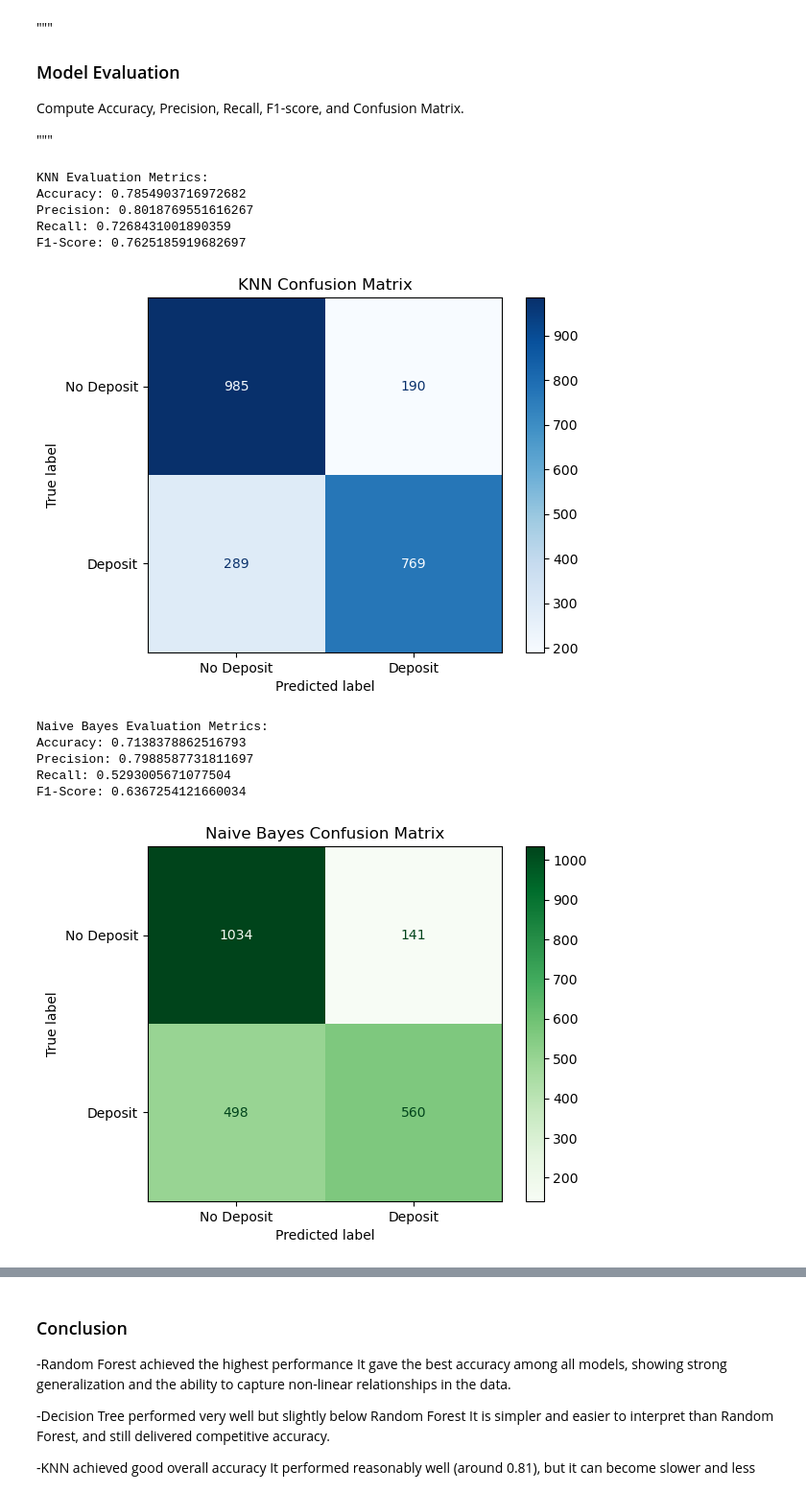
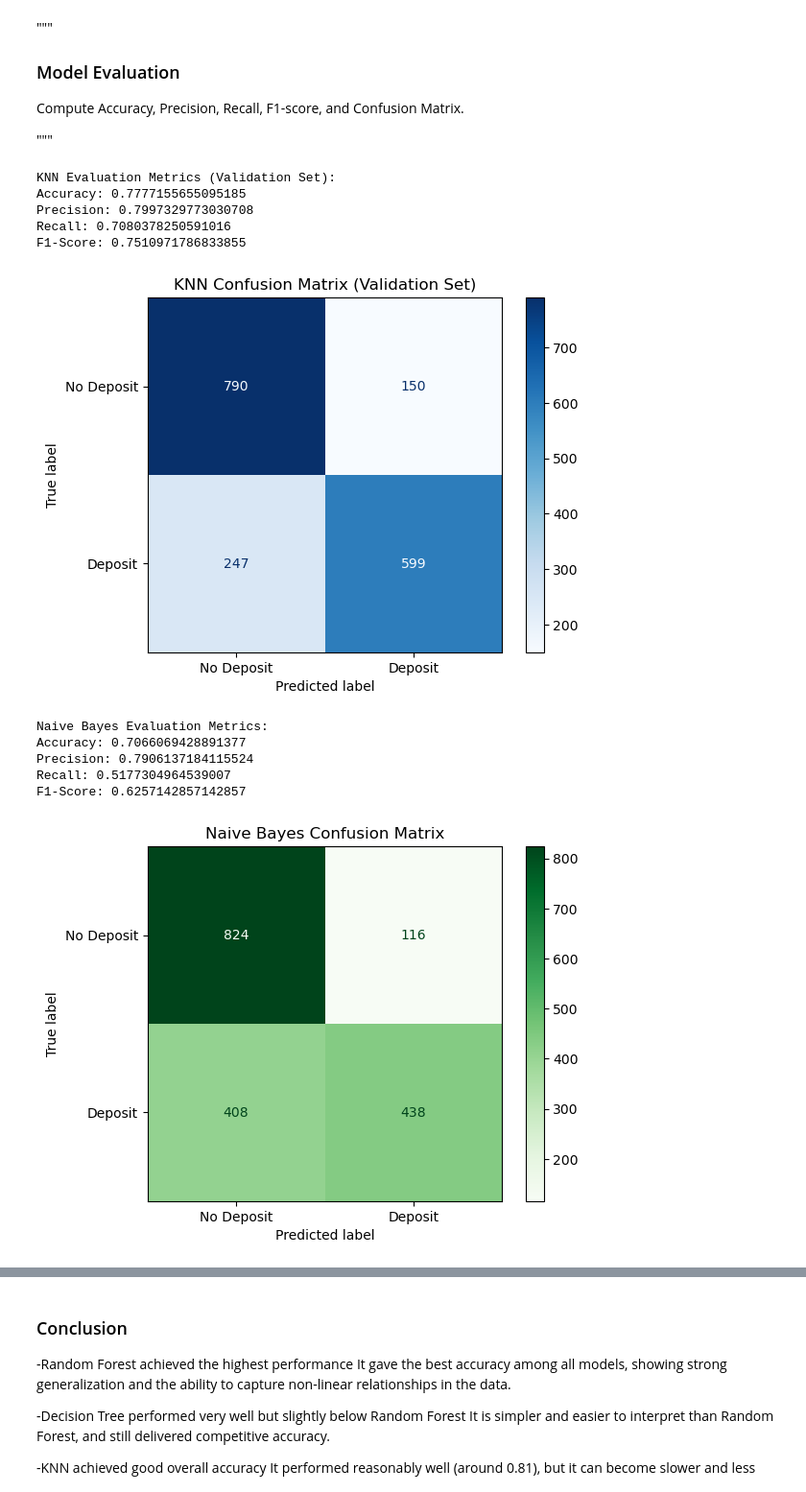
Before and after one commit to Mohamedshawky4/marketing-prediction-ML-website, a Jupyter notebook: Bank Marketing Prediction System (1).ipynb, the cells around one changed output, grey strips where cells are left out. Shown at 96% size. Saved outputs shown, nothing was run; the diff lists cells and outputs as text; code cells hidden in the pictures.

```diff
--- a/Bank Marketing Prediction System (1).ipynb
+++ b/Bank Marketing Prediction System (1).ipynb
@@ -756,59 +756,61 @@ Compute Accuracy, Precision, Recall, F1-score, and Confusion Matrix.
 
 """
 # %%
-
 # Predictions (Tuned model)
-y_pred = knn_grid.predict(X_test)
+y_pred = knn_grid.predict(X_val)
 
 # Metrics
-acc = accuracy_score(y_test, y_pred)
-prec = precision_score(y_test, y_pred)
-rec = recall_score(y_test, y_pred)
-f1 = f1_score(y_test, y_pred)
+acc = accuracy_score(y_val, y_pred)
+prec = precision_score(y_val, y_pred)
+rec = recall_score(y_val, y_pred)
+f1 = f1_score(y_val, y_pred)
 
-print("KNN Evaluation Metrics:")
+print("KNN Evaluation Metrics (Validation Set):")
 print("Accuracy:", acc)
 print("Precision:", prec)
 print("Recall:", rec)
 print("F1-Score:", f1)
 
 # Confusion Matrix
-cm = confusion_matrix(y_test, y_pred)
-disp = ConfusionMatrixDisplay(confusion_matrix=cm, display_labels=['No Deposit', 'Deposit'])
+cm = confusion_matrix(y_val, y_pred)
+disp = ConfusionMatrixDisplay(
+    confusion_matrix=cm,
+    display_labels=['No Deposit', 'Deposit']
+)
 disp.plot(cmap='Blues')
-plt.title("KNN Confusion Matrix")
+plt.title("KNN Confusion Matrix (Validation Set)")
 plt.show()
 # %% [output]
-KNN Evaluation Metrics:
-Accuracy: 0.7854903716972682
-Precision: 0.8018769551616267
-Recall: 0.7268431001890359
-F1-Score: 0.7625185919682697
+KNN Evaluation Metrics (Validation Set):
+Accuracy: 0.7777155655095185
+Precision: 0.7997329773030708
+Recall: 0.7080378250591016
+F1-Score: 0.7510971786833855
-[figure, old version]
+[figure, new version]
 # %%
-y_pred = nb_grid.predict(X_test)
+y_pred = nb_grid.predict(X_val)
 
-acc = accuracy_score(y_test, y_pred)
-prec = precision_score(y_test, y_pred)
-rec = recall_score(y_test, y_pred)
-f1 = f1_score(y_test, y_pred)
+acc = accuracy_score(y_val, y_pred)
+prec = precision_score(y_val, y_pred)
+rec = recall_score(y_val, y_pred)
+f1 = f1_score(y_val, y_pred)
 
 print("Naive Bayes Evaluation Metrics:")
 print("Accuracy:", acc)
 print("Precision:", prec)
 print("Recall:", rec)
 print("F1-Score:", f1)
 
-cm = confusion_matrix(y_test, y_pred)
+cm = confusion_matrix(y_val, y_pred)
 disp = ConfusionMatrixDisplay(confusion_matrix=cm, display_labels=['No Deposit', 'Deposit'])
 disp.plot(cmap='Greens')
 plt.title("Naive Bayes Confusion Matrix")
 plt.show()
 # %% [output]
 Naive Bayes Evaluation Metrics:
-Accuracy: 0.7138378862516793
-Precision: 0.7988587731811697
-Recall: 0.5293005671077504
-F1-Score: 0.6367254121660034
+Accuracy: 0.7066069428891377
+Precision: 0.7906137184115524
+Recall: 0.5177304964539007
+F1-Score: 0.6257142857142857
-[figure, old version]
+[figure, new version]
 # %%
```
Also changed, not shown: parts of 21 cells of this notebook, 1 other file.
